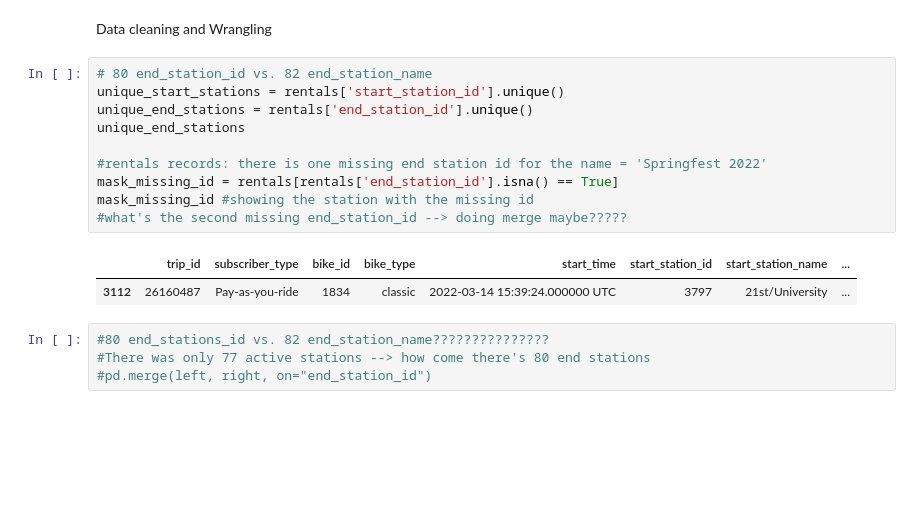
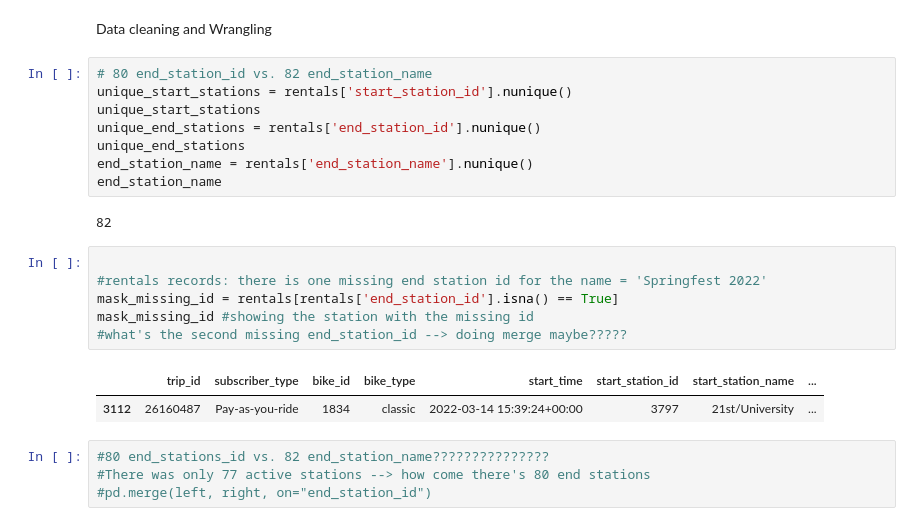
Before and after one commit to safaa12/zen-city, a Jupyter notebook: zen_city.ipynb, the cells around one changed output. Cells and saved outputs as stored; diff of their text form; blank space fills up the shorter version.

```diff
--- a/zen_city.ipynb
+++ b/zen_city.ipynb
@@ -257,18 +318,24 @@ MODE
 # %% [markdown]
 Data cleaning and Wrangling
+# %%
+# 80 end_station_id vs. 82 end_station_name
+unique_start_stations = rentals['start_station_id'].nunique()
+unique_start_stations
+unique_end_stations = rentals['end_station_id'].nunique()
+unique_end_stations
+end_station_name = rentals['end_station_name'].nunique()
+end_station_name
+# %% [output]
+82
 # %%
-# 80 end_station_id vs. 82 end_station_name
-unique_start_stations = rentals['start_station_id'].unique()
-unique_end_stations = rentals['end_station_id'].unique()
-unique_end_stations
 
 #rentals records: there is one missing end station id for the name = 'Springfest 2022'
 mask_missing_id = rentals[rentals['end_station_id'].isna() == True]
 mask_missing_id #showing the station with the missing id
 #what's the second missing end_station_id --> doing merge maybe?????
 # %% [output]
 |  | trip_id | subscriber_type | bike_id | bike_type | start_time | start_station_id | start_station_name | ... |
-| 3112 | 26160487 | Pay-as-you-ride | 1834 | classic | 2022-03-14 15:39:24.000000 UTC | 3797 | 21st/University | ... |
+| 3112 | 26160487 | Pay-as-you-ride | 1834 | classic | 2022-03-14 15:39:24+00:00 | 3797 | 21st/University | ... |
 # %%
 #80 end_stations_id vs. 82 end_station_name???????????????
 #There was only 77 active stations --> how come there's 80 end stations
```
Also changed, not shown: parts of 11 cells of this notebook.
